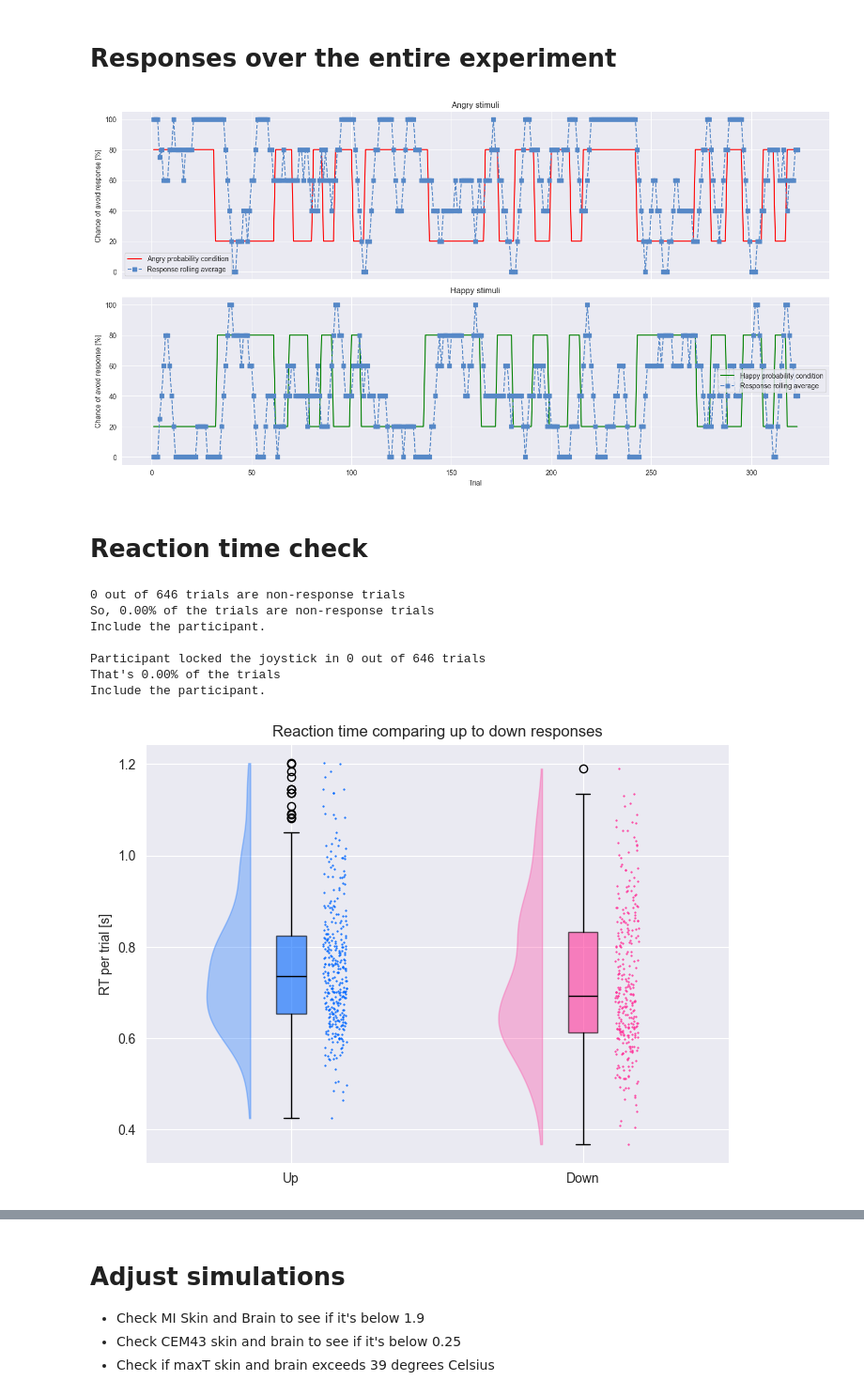
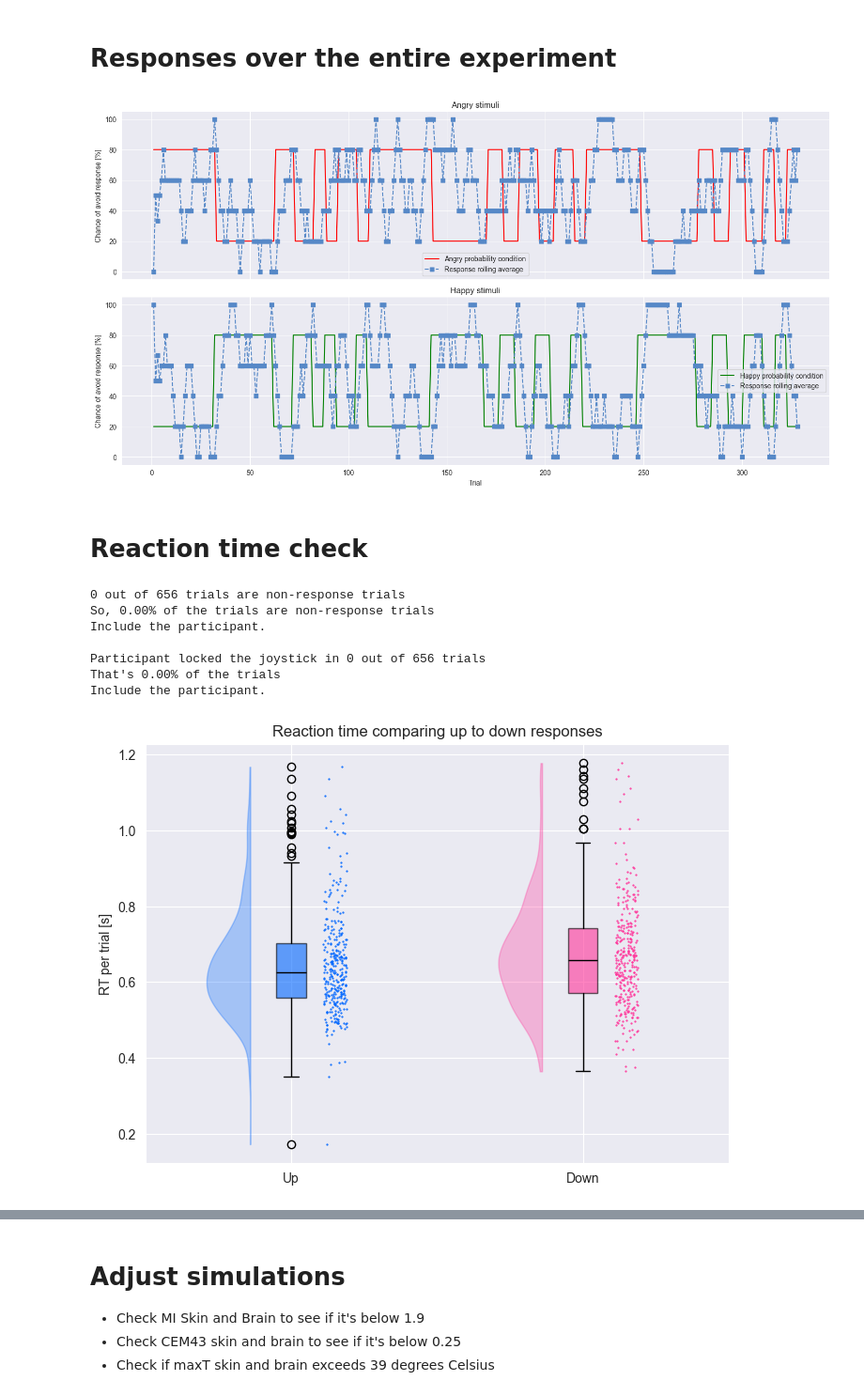
Before and after one commit to KTZ228/phd_1_analysis, a Jupyter notebook: analyses_behavioural/standard parameters/exclusion_check.ipynb, the cells around one changed output, grey strips where cells are left out. Shown at 94% size. Cells and saved outputs as stored; diff of their text form; code cells hidden in the pictures.

```diff
--- a/analyses_behavioural/standard parameters/exclusion_check.ipynb
+++ b/analyses_behavioural/standard parameters/exclusion_check.ipynb
@@ -19,7 +19,7 @@ plot_range = [0, 6]
 
 # Loads the datapath, subject_id's and session numbers
 raw_output_path = '/Volumes/project/3025011.02/raw/'
-unique_subject_ids = [25]
+unique_subject_ids = [37]
 unique_sessions = [1]
 use_second_block = False
 
@@ -318,7 +327,7 @@ axes[-1].set_xlabel('Trial')
 plt.tight_layout()
 plt.show()
 # %% [output]
-[figure, old version]
+[figure, new version]
 # %% [markdown]
 # Reaction time check
 # %%
@@ -336,7 +345,6 @@ else:
     print(f'{len(non_response_trials)} out of {len(combined_results_dataframe)} trials are non-response trials\n'
       f'So, {percentage_responses:.2f}% of the trials are non-response trials\n'
           'Include the participant.\n')
-    participant_excluded = False
 
 joystick_locked_trials = combined_results_dataframe[combined_results_dataframe['RT_s'] < 0.05]
 percentage_joystick_locked = len(joystick_locked_trials)/len(combined_results_dataframe)*100
@@ -351,7 +359,6 @@ else:
     print(f'Participant locked the joystick in {len(joystick_locked_trials)} out of {len(combined_results_dataframe)} trials\n'
       f"That's {percentage_joystick_locked:.2f}% of the trials\n"
           'Include the participant.\n')
-    participant_excluded = False
 
 # Plot reaction time
 happy_dataframe = combined_results_dataframe[combined_results_dataframe['response'] == 'up']
@@ -386,36 +393,36 @@ vp = ax.violinplot(valence_list, points=500, positions=[0.86, 1.86], widths=0.3,
 # Change to the desired color
 for idx, b in enumerate(vp['bodies']): # Slices it in half
     # Change to the desired color
     b.set_color(plot_colors[idx])
 
 # Scatterplot data
 for idx, features in enumerate(valence_list):
     # Add jitter effect so the features do not overlap on the y-axis
     x = np.full(len(features), idx + .75)
     idxs = np.arange(len(x))
     out = x.astype(float)
     out.flat[idxs] += np.random.uniform(low=-.04, high=.04, size=len(idxs))
     x = out + 0.4
     plt.scatter(x, features, s=.3, c=plot_colors[idx])
 
 # Allocate labels to x- and y-axis
 plt.xticks(np.arange(1,3,1), ['Up', 'Down'])  # Set text labels.
 plt.ylabel('RT per trial [s]')
 plot_name = 'Reaction time comparing up to down responses'
 
 # Save and show plot
 plt.tight_layout()
 plt.title(plot_name)
 plt.show()
 # %% [output]
-0 out of 646 trials are non-response trials
+0 out of 656 trials are non-response trials
 So, 0.00% of the trials are non-response trials
 Include the participant.
 
-Participant locked the joystick in 0 out of 646 trials
+Participant locked the joystick in 0 out of 656 trials
 That's 0.00% of the trials
 Include the participant.
-[figure, old version]
+[figure, new version]
 # %%
 if participant_excluded:
     raise Exception('Participant excluded on behavioural criteria')
```
Also changed, not shown: parts of 15 cells of this notebook, 10 other files.
